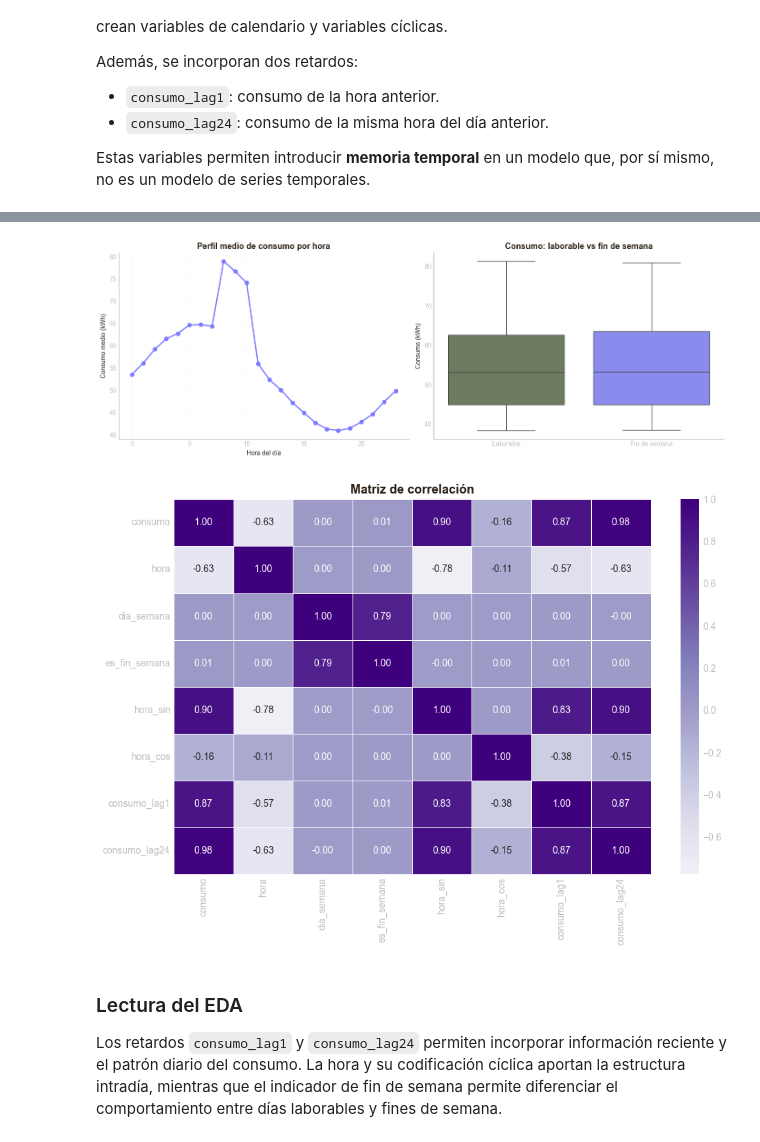
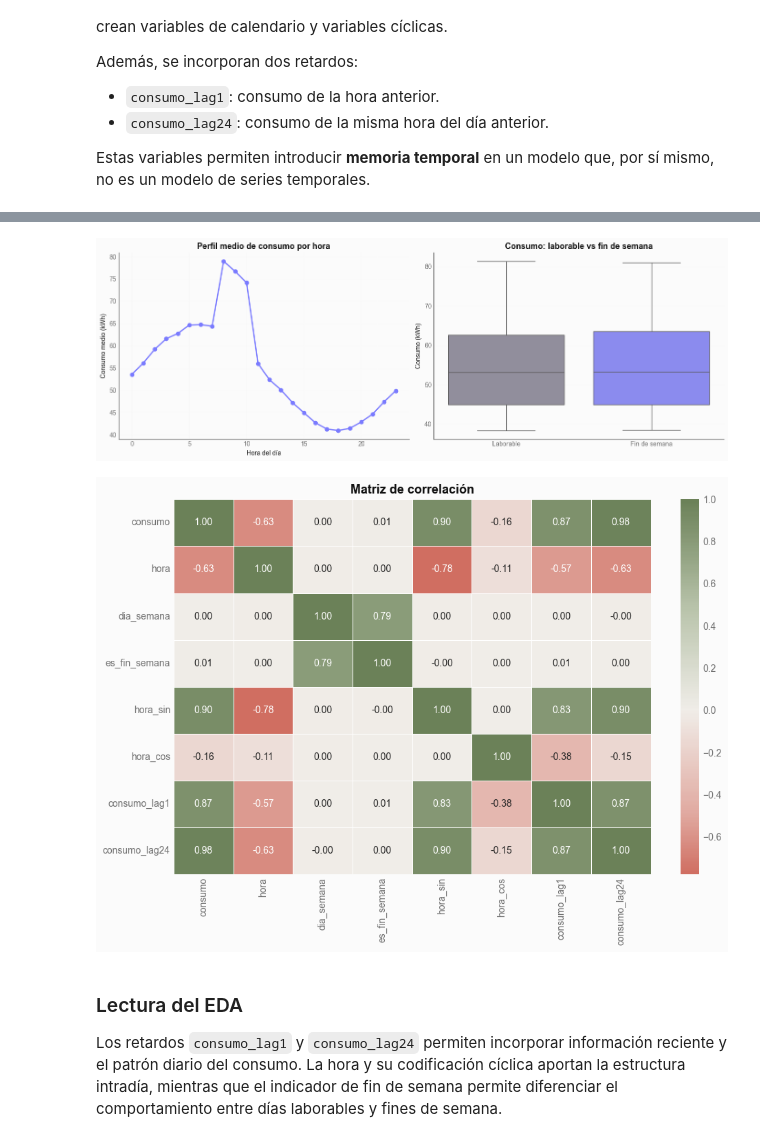
Before and after one commit to BORJAMOME/Data-Analytics-Portfolio, a Jupyter notebook: 03-Machine-Learning/03-redes-neuronales/mlp/02-forecast-consumo-electrico/notebook.ipynb, the cells around one changed output, grey strips where cells are left out. Cells and saved outputs as stored; diff of their text form; code cells hidden in the pictures.

```diff
--- a/03-Machine-Learning/03-redes-neuronales/mlp/02-forecast-consumo-electrico/notebook.ipynb
+++ b/03-Machine-Learning/03-redes-neuronales/mlp/02-forecast-consumo-electrico/notebook.ipynb
@@ -29,6 +29,7 @@ import numpy as np
 # Visualización
 import matplotlib.pyplot as plt
 import seaborn as sns
+from matplotlib.colors import LinearSegmentedColormap
 
 # Preprocesamiento y modelado
 from sklearn.model_selection import train_test_split
@@ -53,17 +54,27 @@ warnings.filterwarnings("ignore")
 plt.style.use("seaborn-v0_8-whitegrid")
 pd.set_option("display.max_columns", None)
 
-# Paleta visual del portfolio
-PURPLE = "#7a7bff"
-GREEN  = "#6E7F5B"
-RED    = "#C2412E"
-GRAY   = "#F4EFE6"
-INK    = "#2B2118"
-MUTED  = "#bfbfbf"
+# Estilo visual -- sistema de color validado (consejo UX/UI Data)
+BACKGROUND    = "#fbfbfb"
+PURPLE        = "#7a7bff"
+PURPLE_LIGHT  = "#9b9cff"
+POSITIVE      = "#6b8158"
+NEGATIVE      = "#c34031"
+NEUTRAL_BAR   = "#d9d9d9"
+NEUTRAL_LINE  = "#8f8c9e"
+CONTEXT_LINES = [NEUTRAL_LINE, "#a89a8a", "#7d94a8"]
+INK           = "#111111"
+MUTED         = "#707070"
+
+DIVERGING_CMAP = LinearSegmentedColormap.from_list(
+    "borja_diverging", ["#c34031", "#e0a89f", "#f0ede8", "#b7c2a9", "#6b8158"]
+)
 
 plt.rcParams.update({
     "figure.figsize": (10, 5),
     "figure.dpi": 100,
+    "figure.facecolor": BACKGROUND,
+    "axes.facecolor": BACKGROUND,
     "axes.spines.top": False,
     "axes.spines.right": False,
     "axes.edgecolor": MUTED,
@@ -259,7 +270,7 @@ sns.boxplot(
     x="es_fin_semana",
     y="consumo",
     hue="es_fin_semana",
-    palette={0: GREEN, 1: PURPLE},
+    palette={0: CONTEXT_LINES[0], 1: PURPLE},
     legend=False,
     ax=axes[1]
 )
@@ -274,40 +285,40 @@ axes[1].grid(axis="y", linestyle=":", alpha=0.5)
 plt.tight_layout()
 plt.show()
 # %% [output]
-[figure, old version]
+[figure, new version]
 # %%
 # Matriz de correlación
 
 cols_num = [
     "consumo",
     "hora",
     "dia_semana",
     "es_fin_semana",
     "hora_sin",
     "hora_cos",
     "consumo_lag1",
     "consumo_lag24"
 ]
 
 corr = df[cols_num].corr()
 
 fig, ax = plt.subplots(figsize=(10, 7))
 
 sns.heatmap(
     corr,
     annot=True,
     fmt=".2f",
-    cmap="Purples",
+    cmap=DIVERGING_CMAP,
     center=0,
     linewidths=0.5,
     ax=ax
 )
 
 ax.set_title("Matriz de correlación")
 plt.tight_layout()
 plt.show()
 # %% [output]
-[figure, old version]
+[figure, new version]
 # %% [markdown]
 ### Lectura del EDA
 
```
Also changed, not shown: parts of 5 cells of this notebook, 7 other files.
